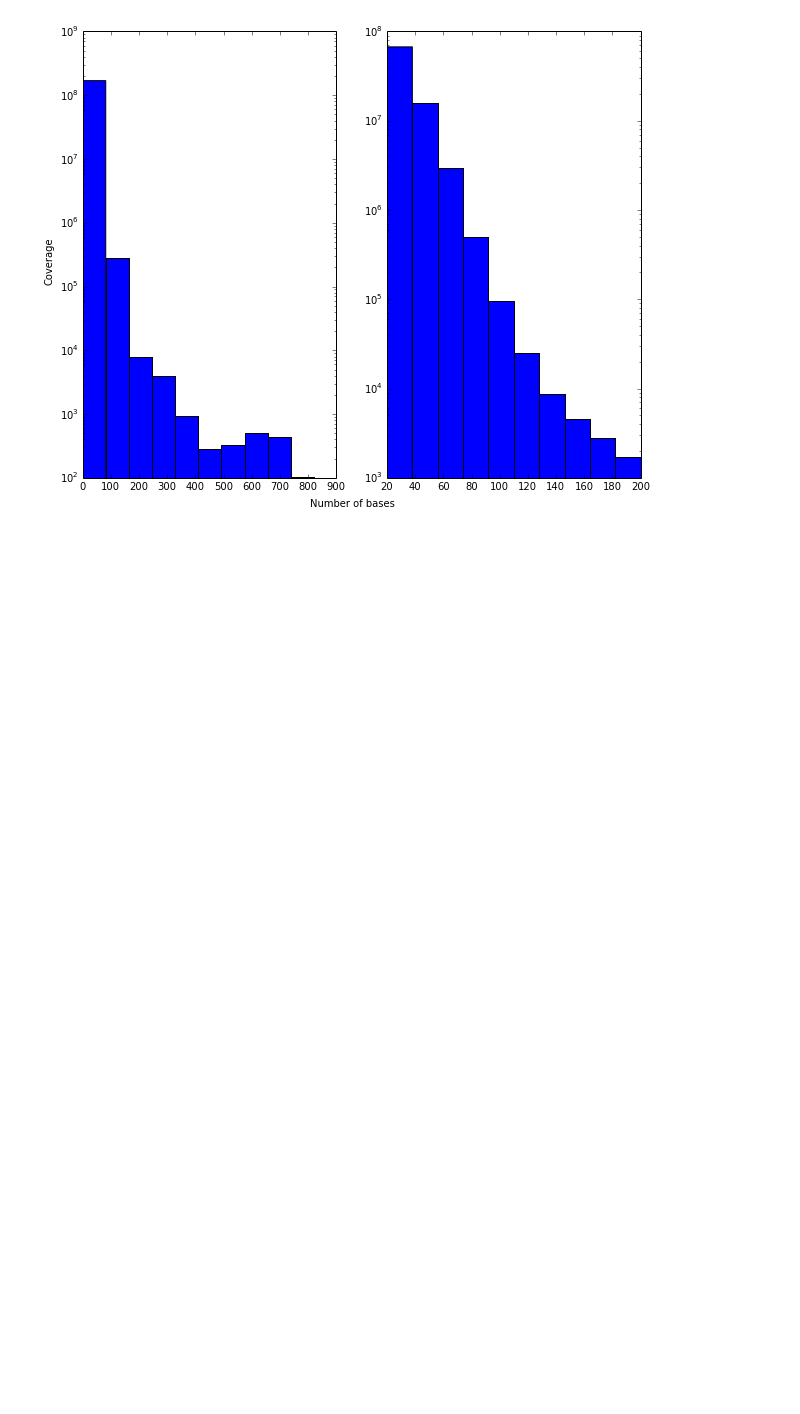
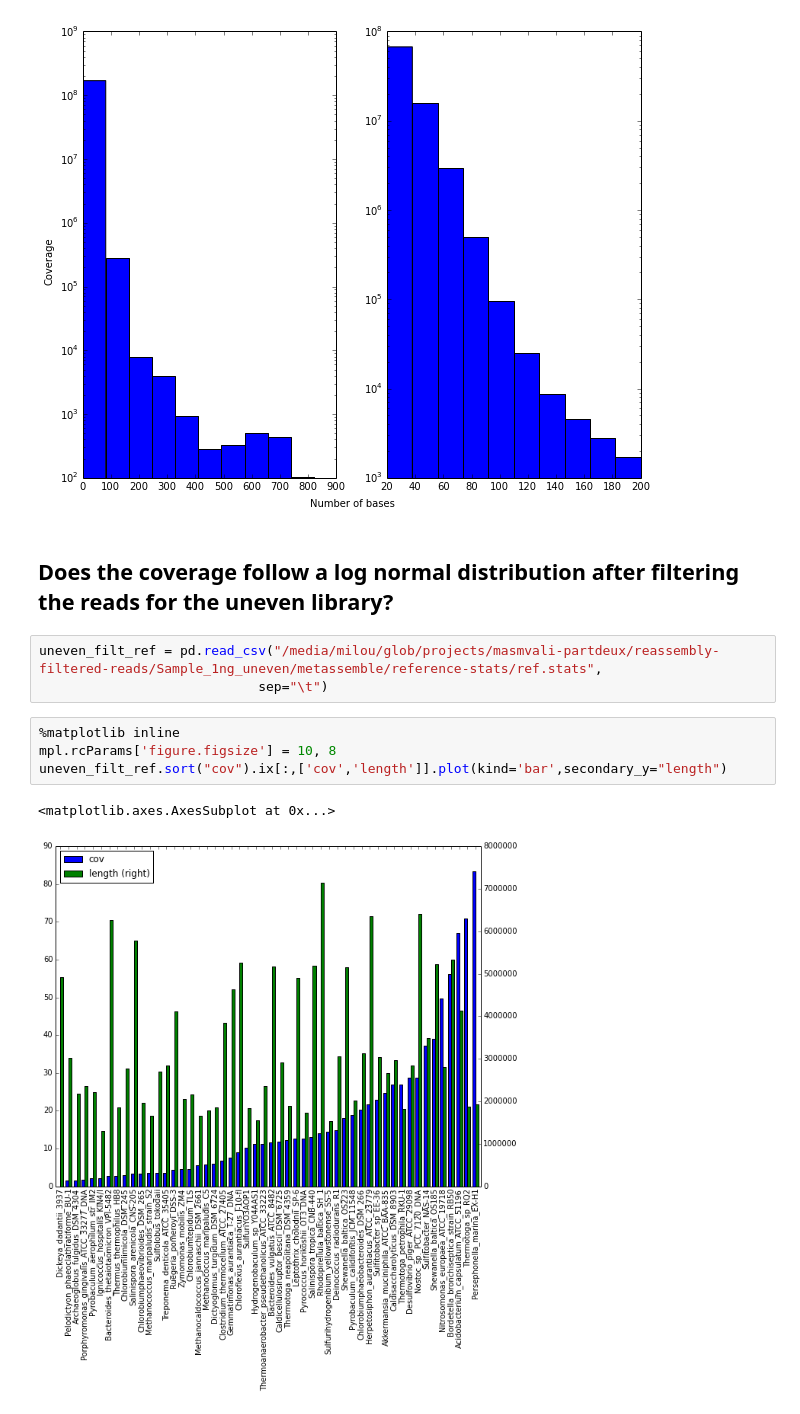
Before and after one commit to inodb/masmvali-publication, a Jupyter notebook: notebooks/LIMS1884-filtered-pairs-assemblies.ipynb, the cells around one changed output. Cells and saved outputs as stored; diff of their text form; blank space fills up the shorter version.

Commit message:
Add coverage distribution check for uneven community

```diff
--- a/notebooks/LIMS1884-filtered-pairs-assemblies.ipynb
+++ b/notebooks/LIMS1884-filtered-pairs-assemblies.ipynb
@@ -424,3 +427,15 @@ f.text(0.08, 0.5, 'Coverage', ha='center', va='center', rotation='vertical')
 # %% [output]
 <matplotlib.text.Text at 0x...>
 [figure]
+# %% [markdown]
+## Does the coverage follow a log normal distribution after filtering the reads for the uneven library?
+# %%
+uneven_filt_ref = pd.read_csv("/media/milou/glob/projects/masmvali-partdeux/reassembly-filtered-reads/Sample_1ng_uneven/metassemble/reference-stats/ref.stats",
+                            sep="\t")
+# %%
+%matplotlib inline
+mpl.rcParams['figure.figsize'] = 10, 8
+uneven_filt_ref.sort("cov").ix[:,['cov','length']].plot(kind='bar',secondary_y="length")
+# %% [output]
+<matplotlib.axes.AxesSubplot at 0x...>
+[figure, added]
```
Also changed, not shown: parts of 2 cells of this notebook.
